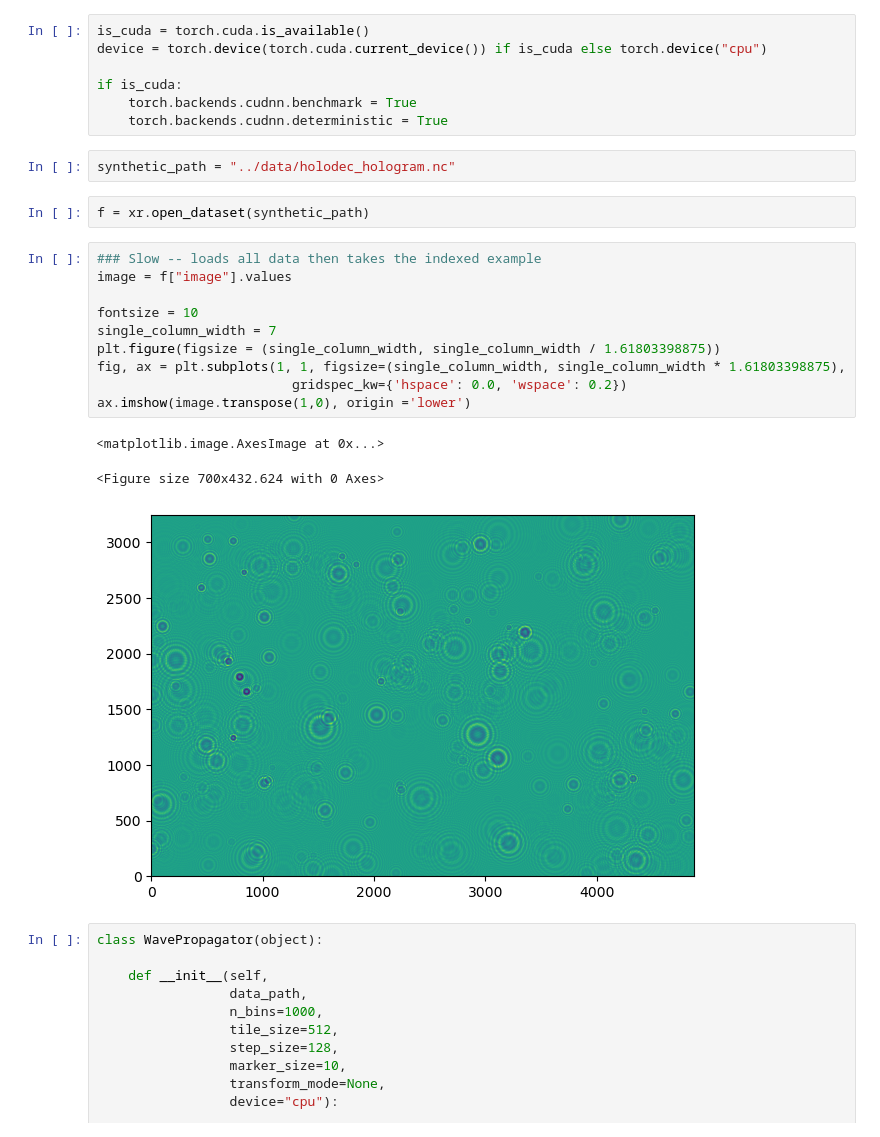
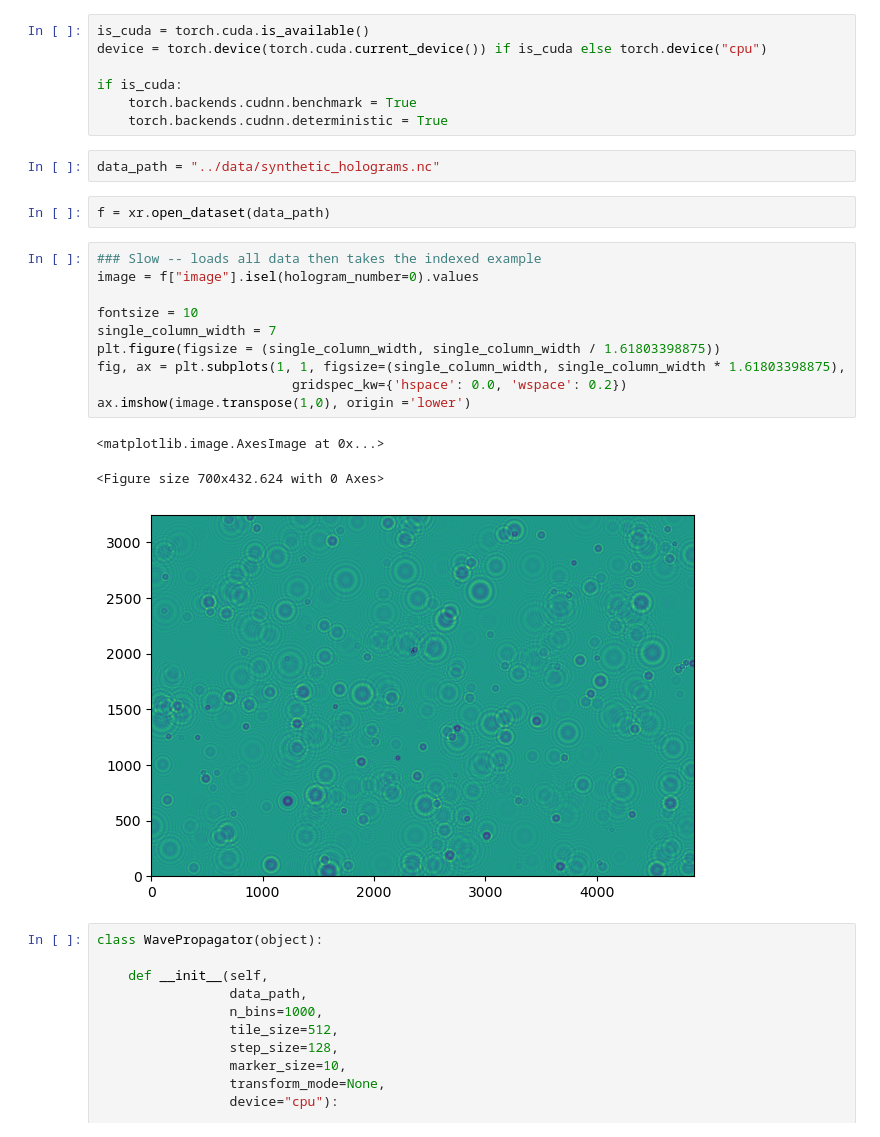
Before and after one commit to evenmn/sharpness, a Jupyter notebook: notebooks/hologram_propagation.ipynb, the cells around one changed output. Drawn from its saved outputs; the diff is of its cells as text.

```diff
--- a/notebooks/hologram_propagation.ipynb
+++ b/notebooks/hologram_propagation.ipynb
@@ -17,23 +17,23 @@ if is_cuda:
     torch.backends.cudnn.benchmark = True
     torch.backends.cudnn.deterministic = True
 # %%
-synthetic_path = "../data/holodec_hologram.nc"
+data_path = "../data/synthetic_holograms.nc"
 # %%
-f = xr.open_dataset(synthetic_path)
+f = xr.open_dataset(data_path)
 # %%
 ### Slow -- loads all data then takes the indexed example
-image = f["image"].values
+image = f["image"].isel(hologram_number=0).values
 
 fontsize = 10
 single_column_width = 7
 plt.figure(figsize = (single_column_width, single_column_width / 1.61803398875))
 fig, ax = plt.subplots(1, 1, figsize=(single_column_width, single_column_width * 1.61803398875),
                          gridspec_kw={'hspace': 0.0, 'wspace': 0.2})
 ax.imshow(image.transpose(1,0), origin ='lower')
 # %% [output]
 <matplotlib.image.AxesImage at 0x...>
 <Figure size 700x432.624 with 0 Axes>
-[figure, old version]
+[figure, new version]
 # %%
 class WavePropagator(object):
 
```
Also changed, not shown: parts of 7 cells of this notebook, 4 other files.
